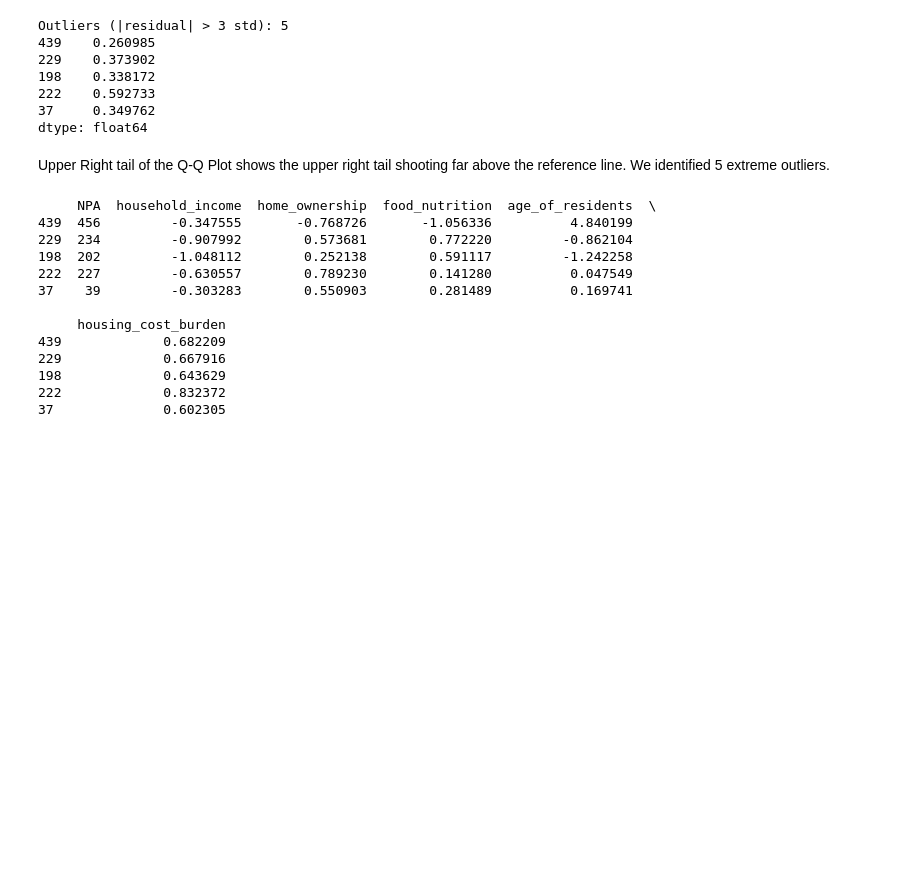
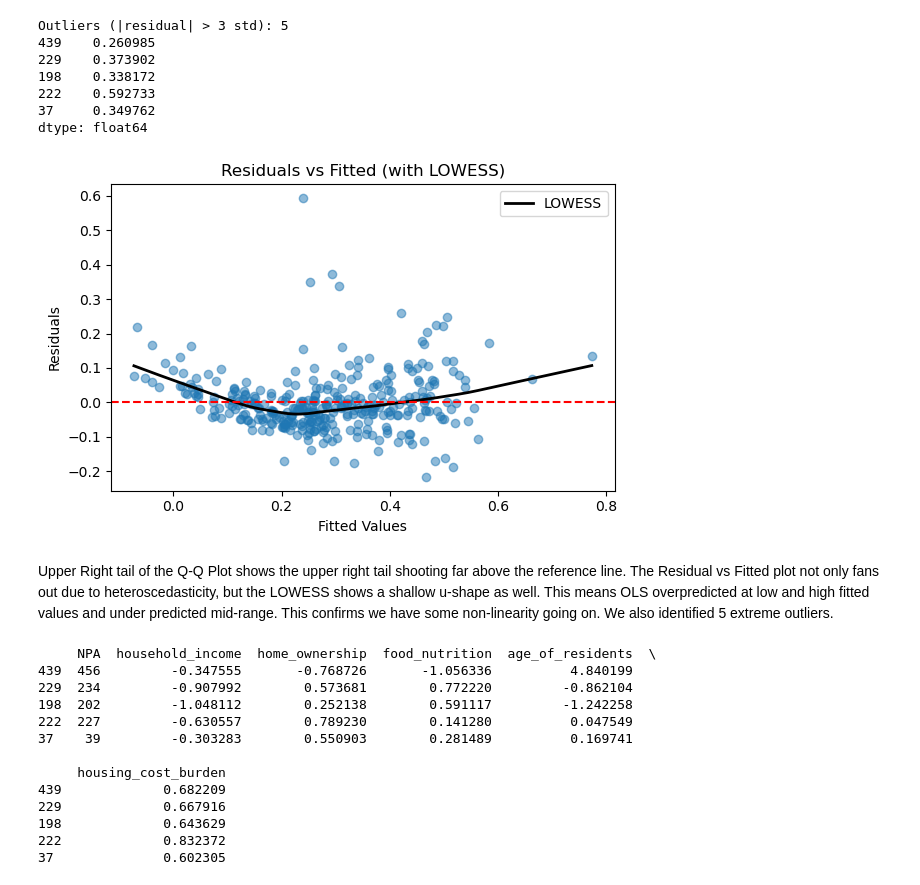
Before and after one commit to teseri86/Charlotte_Housing_Project, a Jupyter notebook: notebooks/housing_cost_burden_model.ipynb, the cells around one changed output. Saved outputs shown, nothing was run; the diff lists cells and outputs as text; code cells hidden in the pictures; blank space fills up the shorter version.

```diff
--- a/notebooks/housing_cost_burden_model.ipynb
+++ b/notebooks/housing_cost_burden_model.ipynb
@@ -273,8 +274,24 @@ Outliers (|residual| > 3 std): 5
 222    0.592733
 37     0.349762
 dtype: float64
+# %%
+# Add LOWESS curve to Residuals vs Fitted plot
+lowess = sm.nonparametric.lowess(residuals, ols_model.fittedvalues, frac=0.5)
+
+plt.figure(figsize=(6, 4))
+plt.scatter(ols_model.fittedvalues, residuals, alpha=0.5)
+plt.plot(lowess[:, 0], lowess[:, 1], color="black", lw=2, label="LOWESS")
+plt.axhline(y=0, color="red", linestyle="--")
+plt.title("Residuals vs Fitted (with LOWESS)")
+plt.xlabel("Fitted Values")
+plt.ylabel("Residuals")
+plt.legend()
+plt.tight_layout()
+plt.show()
+# %% [output]
+[figure, added]
 # %% [markdown]
-Upper Right tail of the Q-Q Plot shows the upper right tail shooting far above the reference line. We identified 5 extreme outliers.
+Upper Right tail of the Q-Q Plot shows the upper right tail shooting far above the reference line. The Residual vs Fitted plot not only fans out due to heteroscedasticity, but the LOWESS shows a shallow u-shape as well. This means OLS overpredicted at low and high fitted values and under predicted mid-range. This confirms we have some non-linearity going on. We also identified 5 extreme outliers.
 # %%
 outlier_idx = outliers.index
 
```
Also changed, not shown: parts of 12 cells of this notebook.
